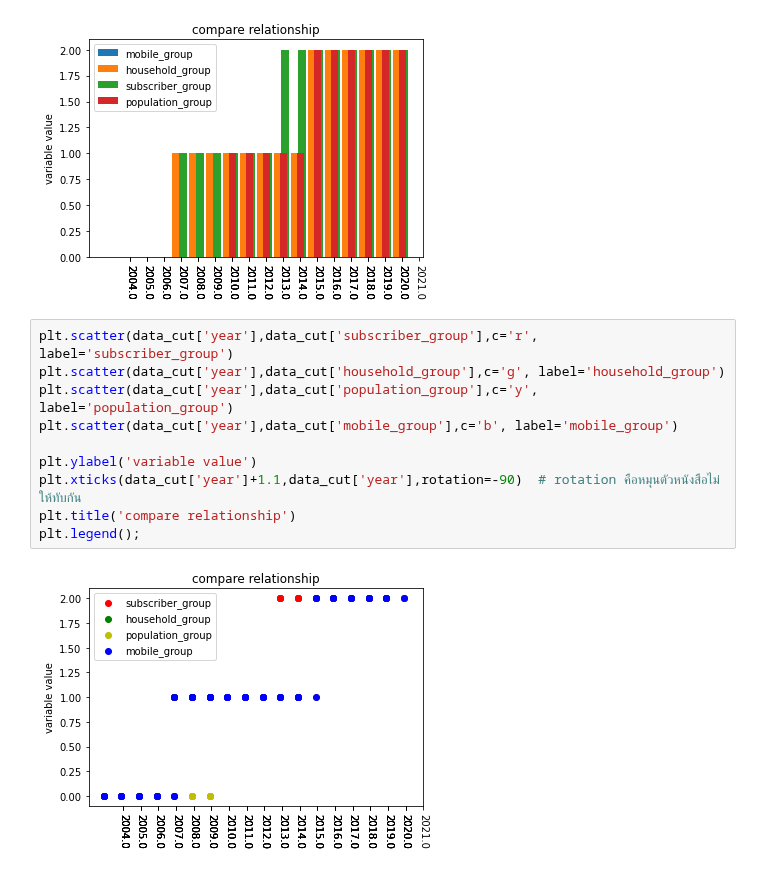
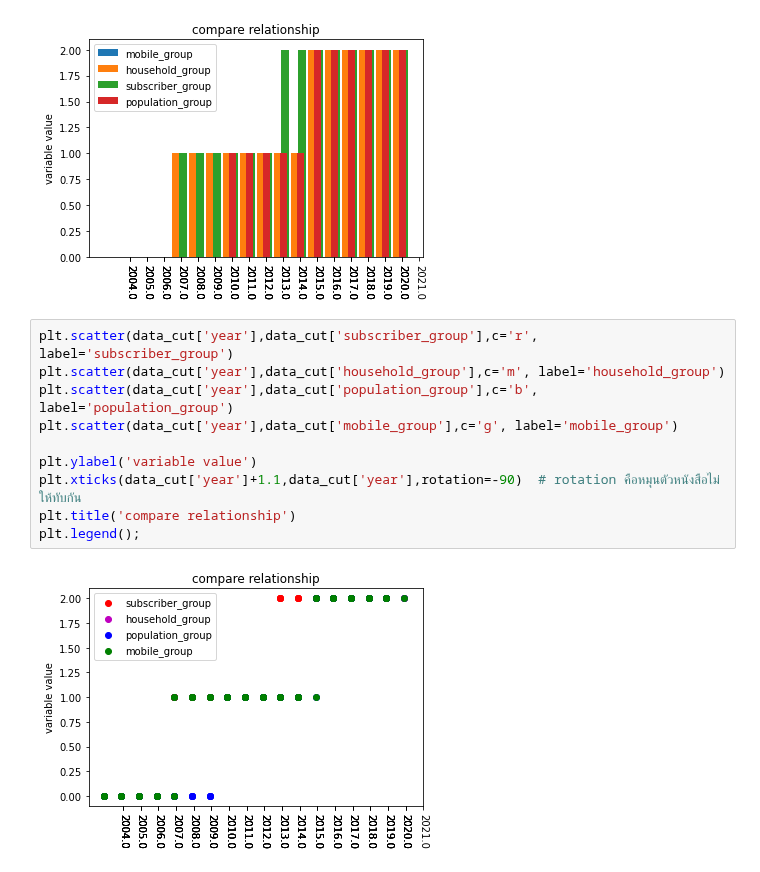
Before and after one commit to mintra-tippayaratsontorn/DWDM21, a Jupyter notebook: Project_DWDM.ipynb, the cells around one changed output. Saved outputs shown, nothing was run; the diff lists cells and outputs as text.

```diff
--- a/Project_DWDM.ipynb
+++ b/Project_DWDM.ipynb
@@ -712,13 +704,13 @@ plt.legend();
 [figure]
 # %%
 plt.scatter(data_cut['year'],data_cut['subscriber_group'],c='r', label='subscriber_group')
-plt.scatter(data_cut['year'],data_cut['household_group'],c='g', label='household_group')
-plt.scatter(data_cut['year'],data_cut['population_group'],c='y', label='population_group')
-plt.scatter(data_cut['year'],data_cut['mobile_group'],c='b', label='mobile_group')
+plt.scatter(data_cut['year'],data_cut['household_group'],c='m', label='household_group')
+plt.scatter(data_cut['year'],data_cut['population_group'],c='b', label='population_group')
+plt.scatter(data_cut['year'],data_cut['mobile_group'],c='g', label='mobile_group')
 
 plt.ylabel('variable value')
 plt.xticks(data_cut['year']+1.1,data_cut['year'],rotation=-90)  # rotation คือหมุนตัวหนังสือไม่ให้ทับกัน
 plt.title('compare relationship')
 plt.legend();
 # %% [output]
-[figure, old version]
+[figure, new version]
```
Also changed, not shown: parts of 4 cells of this notebook.
